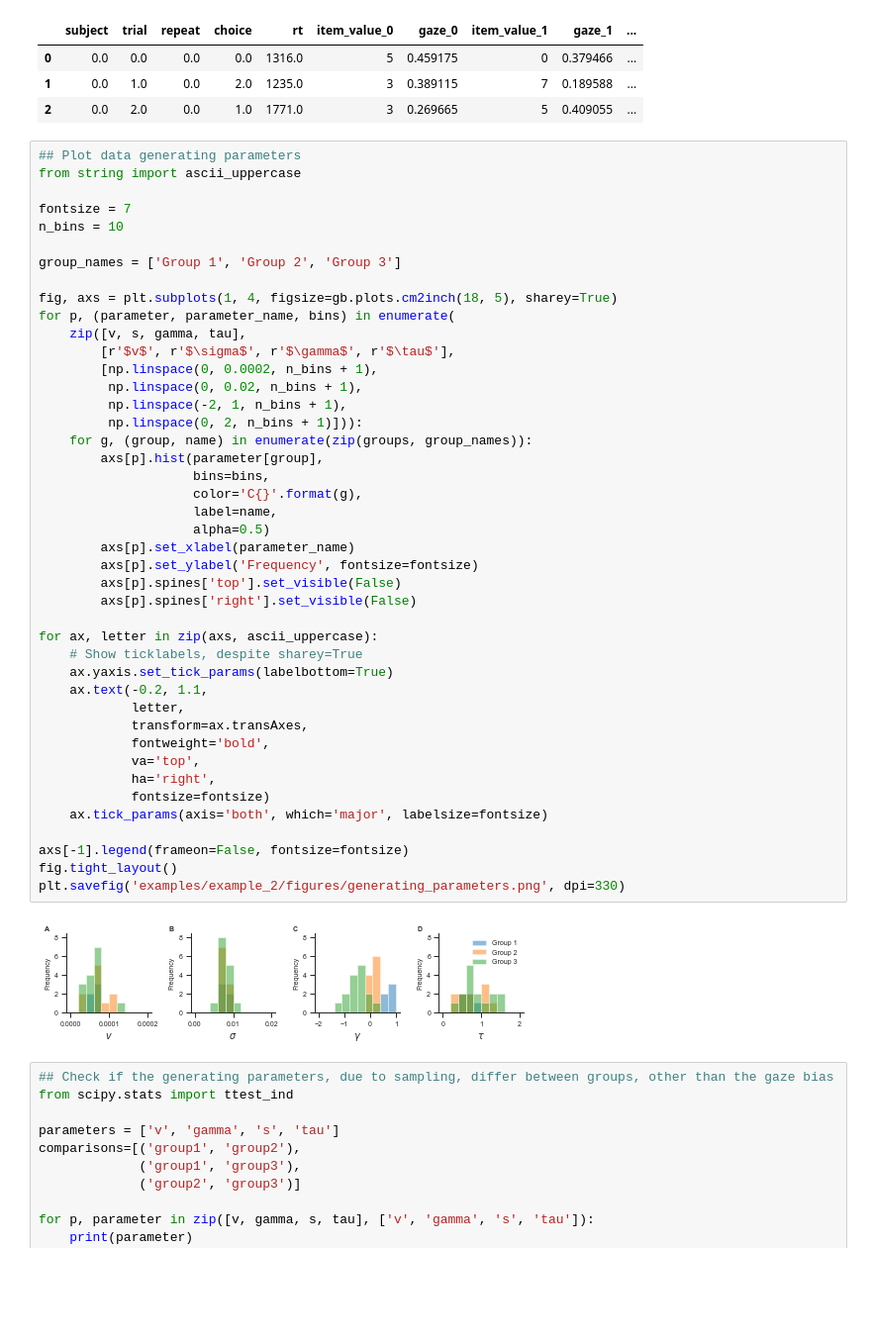
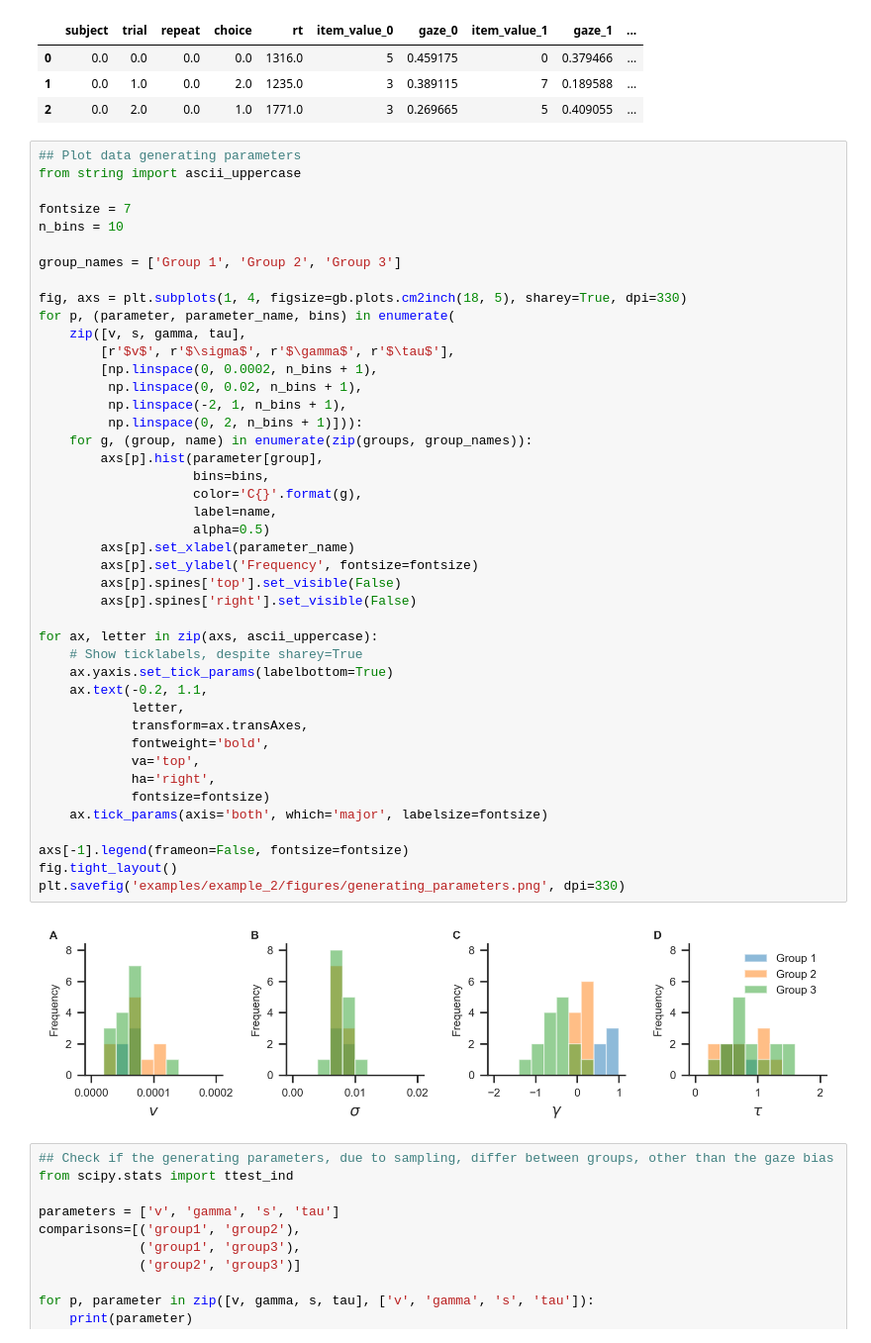
Before and after one commit to glamlab/glambox, a Jupyter notebook: Example_2_Hierarchical_estimation.ipynb, the cells around one changed output. Shown at 99% size. Drawn from its saved outputs; the diff is of its cells as text; blank space fills up the shorter version.

```diff
--- a/Example_2_Hierarchical_estimation.ipynb
+++ b/Example_2_Hierarchical_estimation.ipynb
@@ -96,7 +93,7 @@ n_bins = 10
 
 group_names = ['Group 1', 'Group 2', 'Group 3']
 
-fig, axs = plt.subplots(1, 4, figsize=gb.plots.cm2inch(18, 5), sharey=True)
+fig, axs = plt.subplots(1, 4, figsize=gb.plots.cm2inch(18, 5), sharey=True, dpi=330)
 for p, (parameter, parameter_name, bins) in enumerate(
     zip([v, s, gamma, tau],
         [r'$v$', r'$\sigma$', r'$\gamma$', r'$\tau$'],
@@ -104,34 +101,34 @@ for p, (parameter, parameter_name, bins) in enumerate(
          np.linspace(0, 0.02, n_bins + 1),
          np.linspace(-2, 1, n_bins + 1),
          np.linspace(0, 2, n_bins + 1)])):
     for g, (group, name) in enumerate(zip(groups, group_names)):
         axs[p].hist(parameter[group],
                     bins=bins,
                     color='C{}'.format(g),
                     label=name,
                     alpha=0.5)
         axs[p].set_xlabel(parameter_name)
         axs[p].set_ylabel('Frequency', fontsize=fontsize)
         axs[p].spines['top'].set_visible(False)
         axs[p].spines['right'].set_visible(False)
 
 for ax, letter in zip(axs, ascii_uppercase):
     # Show ticklabels, despite sharey=True
     ax.yaxis.set_tick_params(labelbottom=True)
     ax.text(-0.2, 1.1,
             letter,
             transform=ax.transAxes,
             fontweight='bold',
             va='top',
             ha='right',
             fontsize=fontsize)
     ax.tick_params(axis='both', which='major', labelsize=fontsize)
 
 axs[-1].legend(frameon=False, fontsize=fontsize)
 fig.tight_layout()
 plt.savefig('examples/example_2/figures/generating_parameters.png', dpi=330)
 # %% [output]
-[figure, old version]
+[figure, new version]
 # %%
 ## Check if the generating parameters, due to sampling, differ between groups, other than the gaze bias
 from scipy.stats import ttest_ind
```
Also changed, not shown: parts of 5 cells of this notebook, 6 other files.
